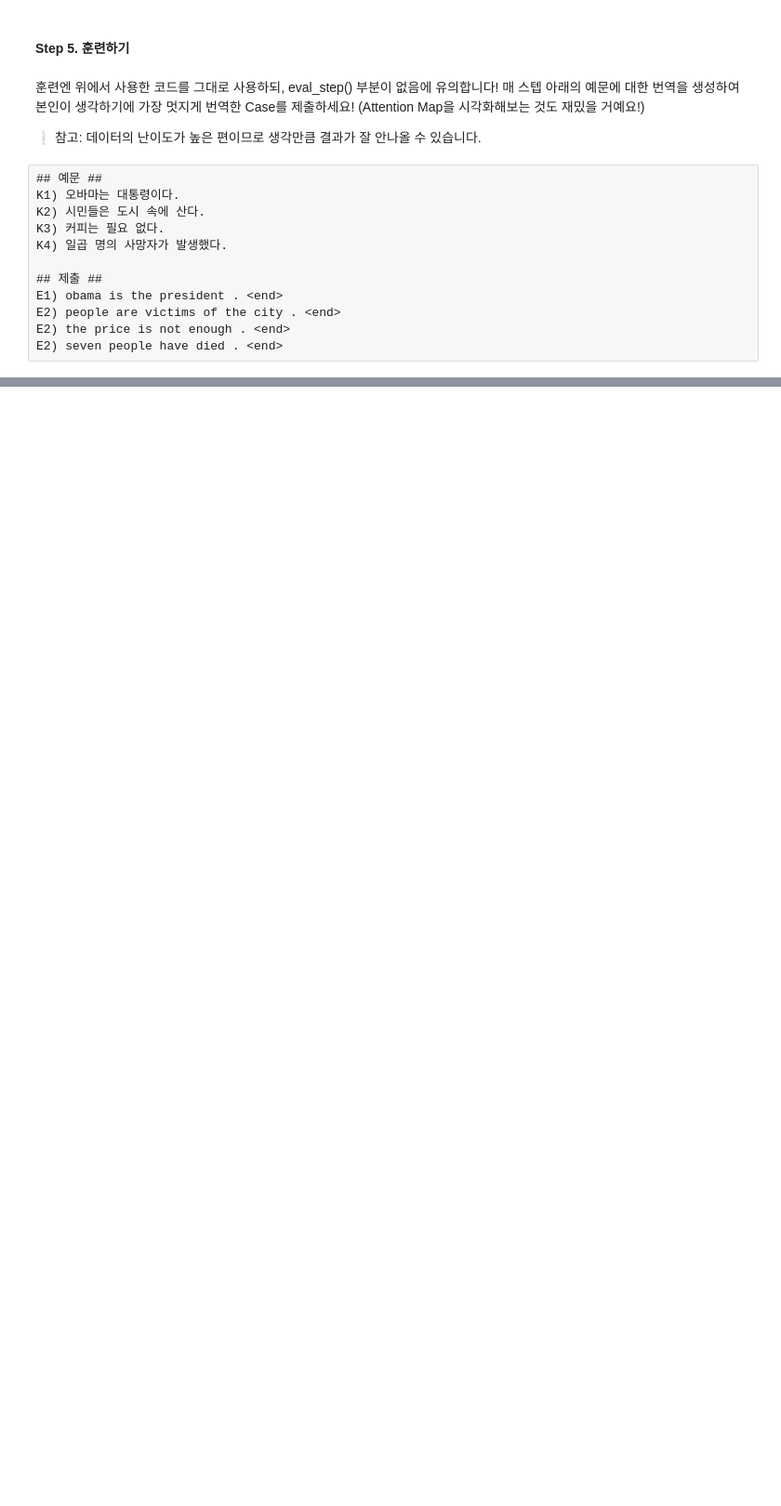
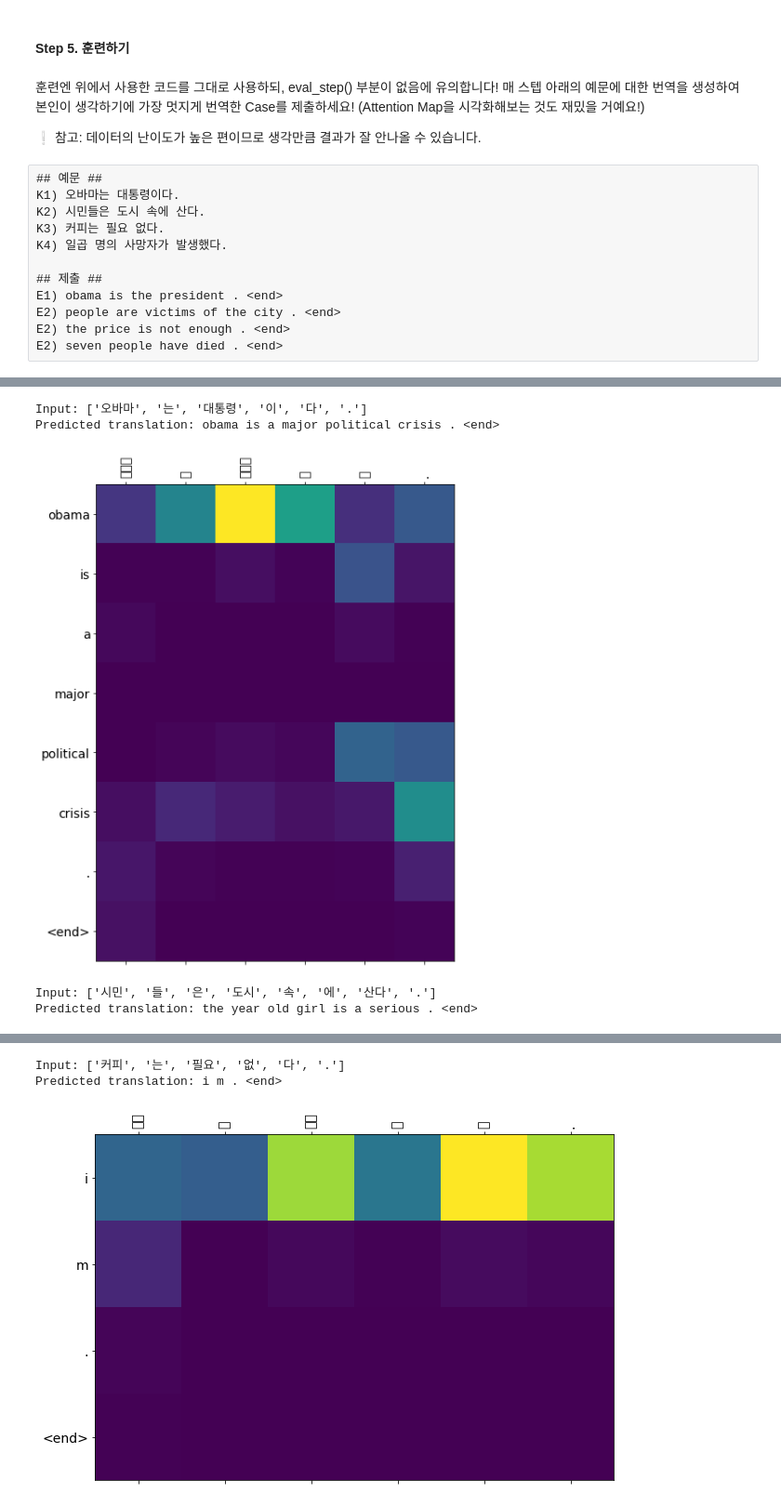
Before and after one commit to grapeabc1/first-repository, a Jupyter notebook: [GD-08]SequenceToSequence.ipynb, the cells around one changed output, grey strips where cells are left out. Shown: that part at 93% size. Cells and saved outputs as stored; diff of their text form; code cells hidden in the pictures; blank space fills up the shorter version.

```diff
--- a/[GD-08]SequenceToSequence.ipynb
+++ b/[GD-08]SequenceToSequence.ipynb
@@ -99,0 +243,15 @@ Example:
+# %%
+class Encoder(tf.keras.Model):
+    def __init__(self, vocab_size, embedding_dim, enc_units):
+        super(Encoder, self).__init__()
+
+        self.enc_units = enc_units
+        self.embedding = tf.keras.layers.Embedding(vocab_size, embedding_dim)
+        self.gru = tf.keras.layers.GRU(enc_units,
+                                       return_sequences=True)
+
+    def call(self, x):
+        out = self.embedding(x)
+        out = self.gru(out)
+
+        return out
@@ -117,0 +384,22 @@ E2) seven people have died . <end>
+# %%
+EPOCHS = 15
+
+for epoch in range(EPOCHS):
+    total_loss = 0
+
+    idx_list = list(range(0, enc_tensor.shape[0], BATCH_SIZE))
+    random.shuffle(idx_list)
+    t = tqdm(idx_list)
+
+    for (batch, idx) in enumerate(t):
+        batch_loss = train_step(enc_tensor[idx:idx+BATCH_SIZE],
+                                dec_tensor[idx:idx+BATCH_SIZE],
+                                encoder,
+                                decoder,
+                                optimizer,
+                                dec_tokenizer)
+
+        total_loss += batch_loss
+
+        t.set_description_str('Epoch %2d' % (epoch + 1))
+        t.set_postfix_str('Loss %.4f' % (total_loss.numpy() / (batch + 1)))
@@ -117,0 +470,13 @@ E2) seven people have died . <end>
+# %%
+#번역문 확인하기
+
+translate("오바마는 대통령이다.", encoder, decoder)
+translate("시민들은 도시 속에 산다.", encoder, decoder)
+translate("커피는 필요 없다.", encoder, decoder)
+translate("일곱 명의 사망자가 발생했다.", encoder, decoder)
+# %% [output]
+Input: ['오바마', '는', '대통령', '이', '다', '.']
+Predicted translation: obama is a major political crisis . <end>
+[figure, added]
+Input: ['시민', '들', '은', '도시', '속', '에', '산다', '.']
+Predicted translation: the year old girl is a serious . <end>
@@ -117,0 +484,3 @@ E2) seven people have died . <end>
+Input: ['커피', '는', '필요', '없', '다', '.']
+Predicted translation: i m . <end>
+[figure, added]
```
Also changed, not shown: parts of 17 cells of this notebook.
